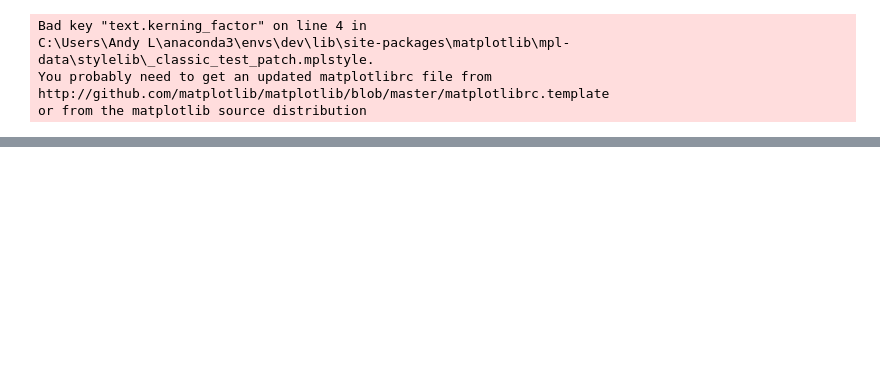
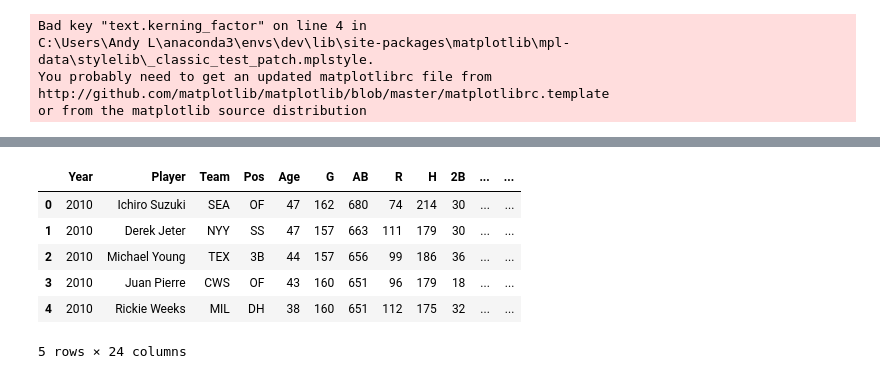
Before and after one commit to andyliang245/Project_3, a Jupyter notebook: MoneyBall.ipynb, the cells around one changed output, grey strips where cells are left out. Cells and saved outputs as stored; diff of their text form; code cells hidden in the pictures; blank space fills up the shorter version.

```diff
--- a/MoneyBall.ipynb
+++ b/MoneyBall.ipynb
@@ -73,2 +54,28 @@ stats_19_df.head(20)
+# %%
+path = 'Resources/batting_stats_*.csv' # use your path
+all_files = glob.glob(path)
+all_files
+
+data = []
+
+for file in all_files:
+    df = pd.read_csv(file, index_col=None, header=0)
+    year = file[-8:-4]
+    df['Year'] = year
+    data.append(df)
+
+stats_df = pd.concat(data, axis=0, ignore_index=True)
+stats_df = stats_df[['Year', 'Player', 'Team', 'Pos', 'Age', 'G', 'AB', 'R', 'H', '2B', '3B', 'HR','RBI',
+             'SB', 'CS', 'BB', 'SO', 'SH', 'SF', 'HBP', 'AVG', 'OBP', 'SLG','OPS']]
+
+stats_df.head()
+# %% [output]
+|  | Year | Player | Team | Pos | Age | G | AB | R | H | 2B | ... | ... |
+| 0 | 2010 | Ichiro Suzuki | SEA | OF | 47 | 162 | 680 | 74 | 214 | 30 | ... | ... |
+| 1 | 2010 | Derek Jeter | NYY | SS | 47 | 157 | 663 | 111 | 179 | 30 | ... | ... |
+| 2 | 2010 | Michael Young | TEX | 3B | 44 | 157 | 656 | 99 | 186 | 36 | ... | ... |
+| 3 | 2010 | Juan Pierre | CWS | OF | 43 | 160 | 651 | 96 | 179 | 18 | ... | ... |
+| 4 | 2010 | Rickie Weeks | MIL | DH | 38 | 160 | 651 | 112 | 175 | 32 | ... | ... |
+5 rows × 24 columns
 # %%
 # Creating X & y variables
```
Also changed, not shown: parts of 11 cells of this notebook.
